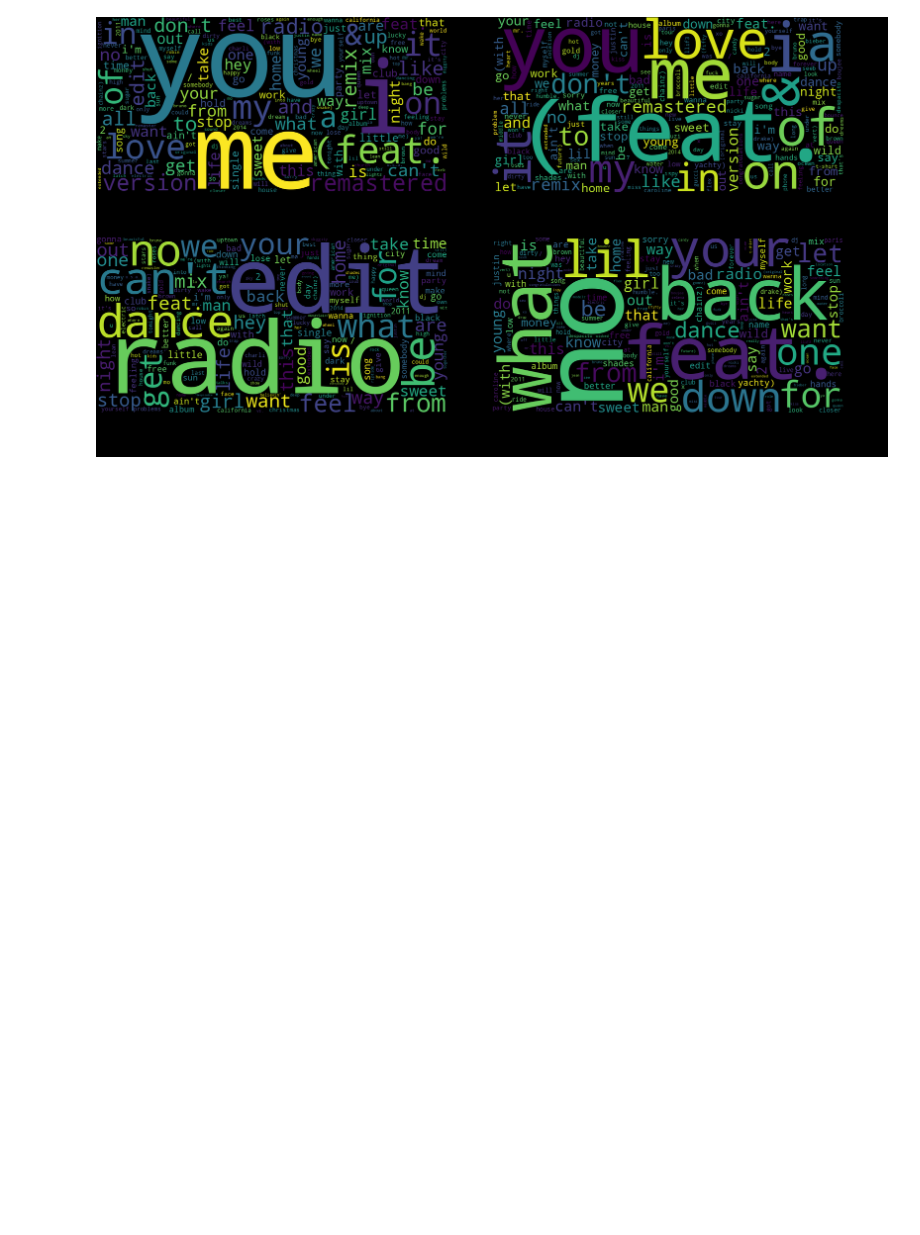
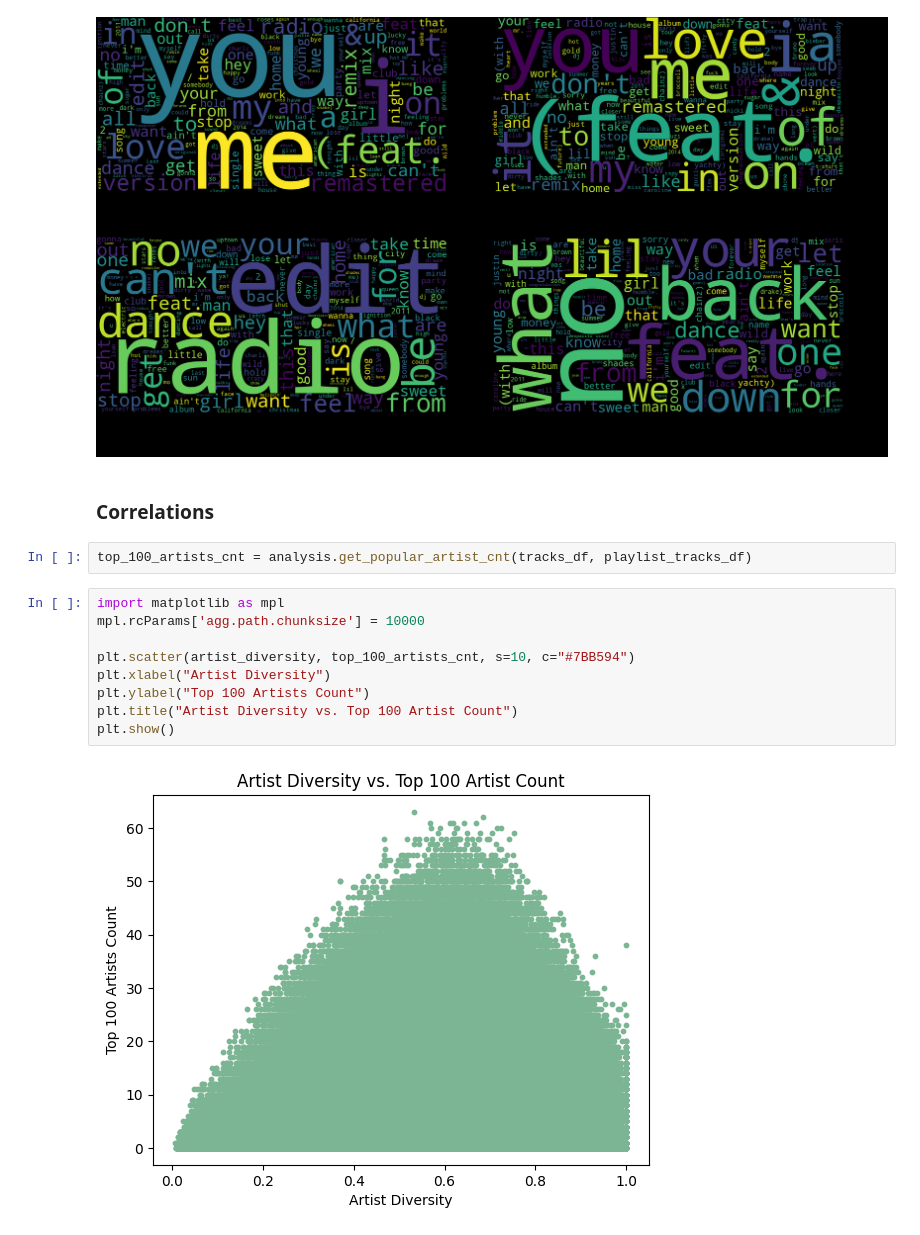
Before and after one commit to ersimpson/ece143final, a Jupyter notebook: src/EDA.ipynb, the cells around one changed output. Cells and saved outputs as stored; diff of their text form; blank space fills up the shorter version.

```diff
--- a/src/EDA.ipynb
+++ b/src/EDA.ipynb
@@ -167,3 +170,18 @@ nc_all = create_wordcloud(nc_wfreq)
 image_grid([c_all, nc_all, c_excl, nc_excl], 2, 2, padding=100)
 # %% [output]
 [figure]
+# %% [markdown]
+### Correlations
+# %%
+top_100_artists_cnt = analysis.get_popular_artist_cnt(tracks_df, playlist_tracks_df)
+# %%
+import matplotlib as mpl
+mpl.rcParams['agg.path.chunksize'] = 10000
+
+plt.scatter(artist_diversity, top_100_artists_cnt, s=10, c="#7BB594")
+plt.xlabel("Artist Diversity")
+plt.ylabel("Top 100 Artists Count")
+plt.title("Artist Diversity vs. Top 100 Artist Count")
+plt.show()
+# %% [output]
+[figure, added]
```
Also changed, not shown: parts of 5 cells of this notebook, 1 other file.
